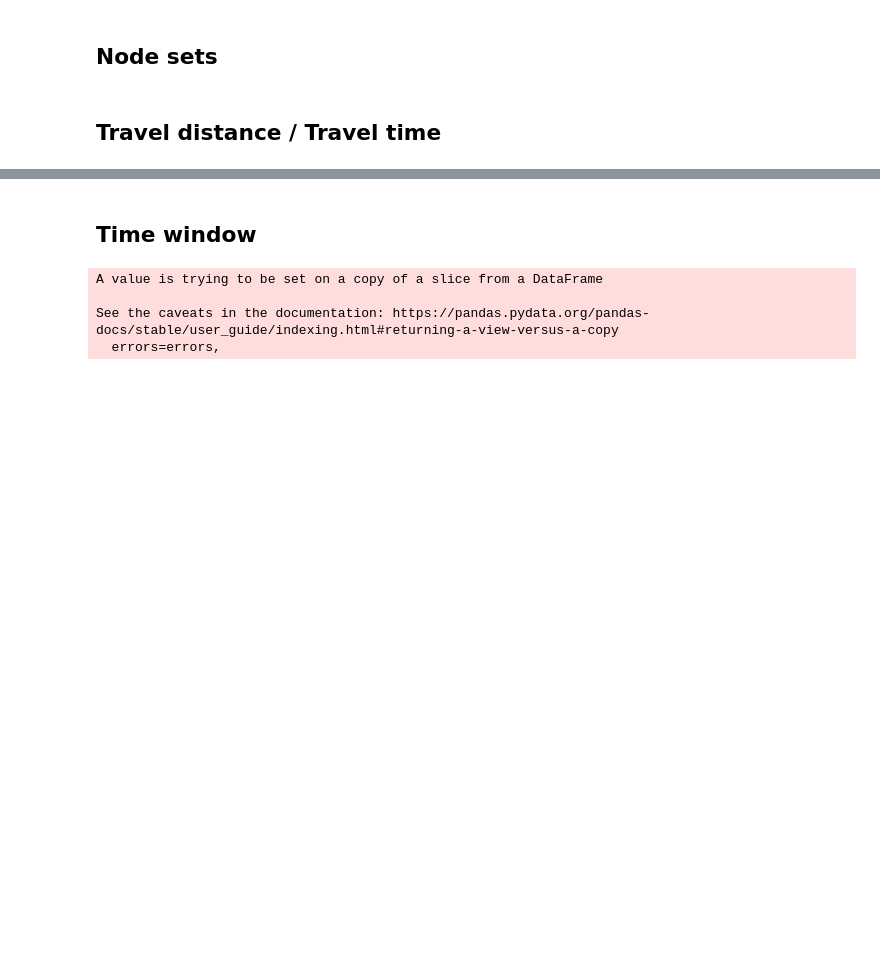
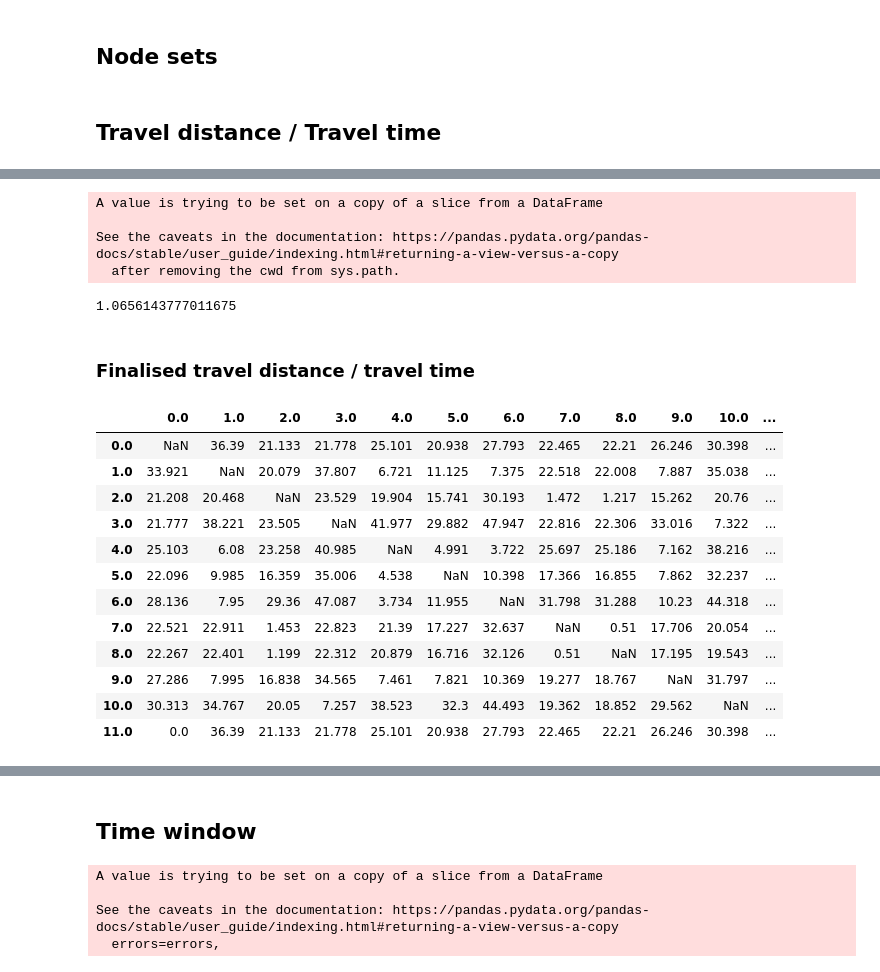
Before and after one commit to CYCCCCC/Routing_optimization, a Jupyter notebook: pickup_and_delivery_with_time_window_gurobi.ipynb, the cells around one changed output, grey strips where cells are left out. Saved outputs shown, nothing was run; the diff lists cells and outputs as text; code cells hidden in the pictures; blank space fills up the shorter version.

```diff
--- a/pickup_and_delivery_with_time_window_gurobi.ipynb
+++ b/pickup_and_delivery_with_time_window_gurobi.ipynb
@@ -155,0 +149,17 @@ def google_maps_driving_time(lat1, lon1, lat2, lon2, api_key, vehicle_type='smal
+# %%
+df['gmap_time'] = 0.00
+
+for i in range(1, len(df)):
+    df['gmap_time'][i] = time_matrix[df['ORDER_INDEX'][i]][df['ORDER_INDEX'][i-1]]
+# %% [output]
+A value is trying to be set on a copy of a slice from a DataFrame
+
+See the caveats in the documentation: https://pandas.pydata.org/pandas-docs/stable/user_guide/indexing.html#returning-a-view-versus-a-copy
+  after removing the cwd from sys.path.
+# %%
+df['ratio'] = df['real_travel_time'] / df['gmap_time']
+df['ratio'].mean()
+# %% [output]
+1.0656143777011675
+# %% [markdown]
+### Finalised travel distance / travel time
@@ -162,6 +201,22 @@ for i in range(len(dist)):
         if i != j:
             dist_matrix.loc[i, j] = google_maps_driving_time(dist['LAT'][i], dist['LNG'][i], dist['LAT'][j], dist['LNG'][j], api_key, vehicle_type='large')[0]
             time_matrix.loc[i, j] = google_maps_driving_time(dist['LAT'][i], dist['LNG'][i], dist['LAT'][j], dist['LNG'][j], api_key, vehicle_type='large')[1]
+# %%
+dist_matrix
+# %% [output]
+|  | 0.0 | 1.0 | 2.0 | 3.0 | 4.0 | 5.0 | 6.0 | 7.0 | 8.0 | 9.0 | 10.0 | ... |
+| 0.0 | NaN | 36.39 | 21.133 | 21.778 | 25.101 | 20.938 | 27.793 | 22.465 | 22.21 | 26.246 | 30.398 | ... |
+| 1.0 | 33.921 | NaN | 20.079 | 37.807 | 6.721 | 11.125 | 7.375 | 22.518 | 22.008 | 7.887 | 35.038 | ... |
+| 2.0 | 21.208 | 20.468 | NaN | 23.529 | 19.904 | 15.741 | 30.193 | 1.472 | 1.217 | 15.262 | 20.76 | ... |
+| 3.0 | 21.777 | 38.221 | 23.505 | NaN | 41.977 | 29.882 | 47.947 | 22.816 | 22.306 | 33.016 | 7.322 | ... |
+| 4.0 | 25.103 | 6.08 | 23.258 | 40.985 | NaN | 4.991 | 3.722 | 25.697 | 25.186 | 7.162 | 38.216 | ... |
+| 5.0 | 22.096 | 9.985 | 16.359 | 35.006 | 4.538 | NaN | 10.398 | 17.366 | 16.855 | 7.862 | 32.237 | ... |
+| 6.0 | 28.136 | 7.95 | 29.36 | 47.087 | 3.734 | 11.955 | NaN | 31.798 | 31.288 | 10.23 | 44.318 | ... |
+| 7.0 | 22.521 | 22.911 | 1.453 | 22.823 | 21.39 | 17.227 | 32.637 | NaN | 0.51 | 17.706 | 20.054 | ... |
+| 8.0 | 22.267 | 22.401 | 1.199 | 22.312 | 20.879 | 16.716 | 32.126 | 0.51 | NaN | 17.195 | 19.543 | ... |
+| 9.0 | 27.286 | 7.995 | 16.838 | 34.565 | 7.461 | 7.821 | 10.369 | 19.277 | 18.767 | NaN | 31.797 | ... |
+| 10.0 | 30.313 | 34.767 | 20.05 | 7.257 | 38.523 | 32.3 | 44.493 | 19.362 | 18.852 | 29.562 | NaN | ... |
+| 11.0 | 0.0 | 36.39 | 21.133 | 21.778 | 25.101 | 20.938 | 27.793 | 22.465 | 22.21 | 26.246 | 30.398 | ... |
 # %%
 time_matrix
 # %% [output]
```
Also changed, not shown: parts of 21 cells of this notebook.
